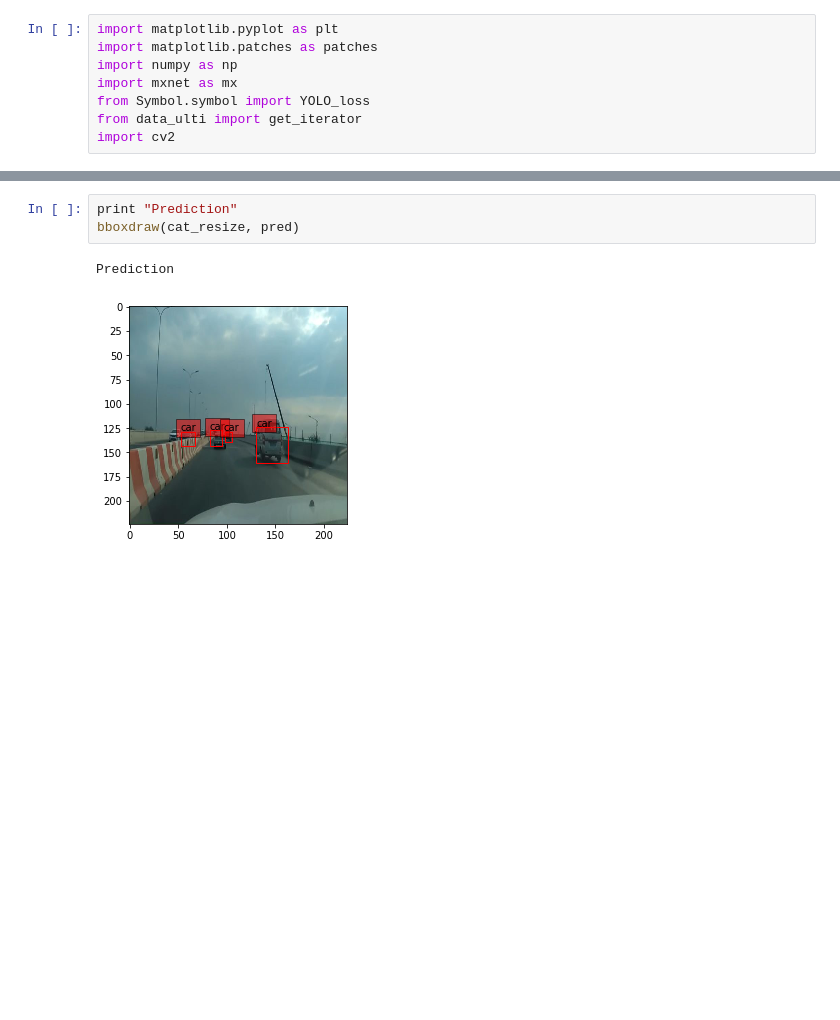
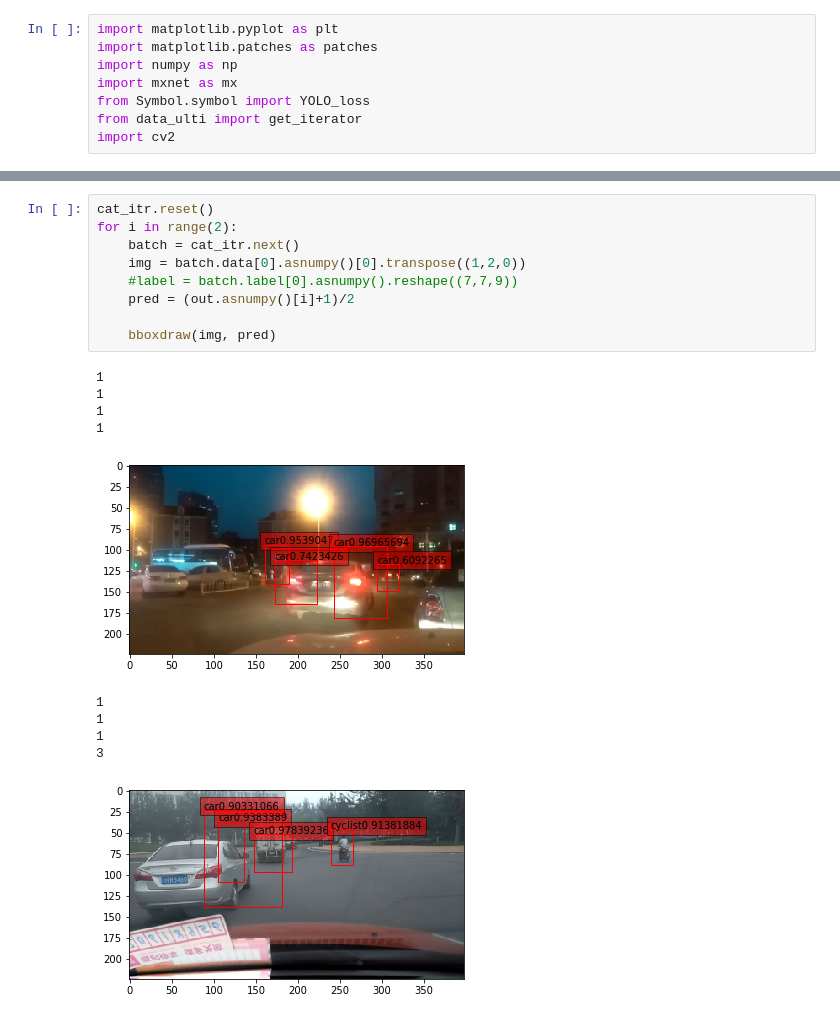
Before and after one commit to YunchuZhang/Image-based-Object-Detection-System-for-Self-driving-Cars-Application, a Jupyter notebook: src/wild_test.ipynb, the cells around one changed output, grey strips where cells are left out. Cells and saved outputs as stored; diff of their text form; blank space fills up the shorter version.

```diff
--- a/src/wild_test.ipynb
+++ b/src/wild_test.ipynb
@@ -89,6 +118,20 @@ print pred.shape
-# %%
-print "Prediction"
-bboxdraw(cat_resize, pred)
-# %% [output]
-Prediction
-[figure, removed]
+# %%
+cat_itr.reset()
+for i in range(2):
+    batch = cat_itr.next()
+    img = batch.data[0].asnumpy()[0].transpose((1,2,0))
+    #label = batch.label[0].asnumpy().reshape((7,7,9))
+    pred = (out.asnumpy()[i]+1)/2
+
+    bboxdraw(img, pred)
+# %% [output]
+1
+1
+1
+1
+[figure, added]
+1
+1
+1
+3
+[figure, added]
```
Also changed, not shown: parts of 5 cells of this notebook, 2 other files.
